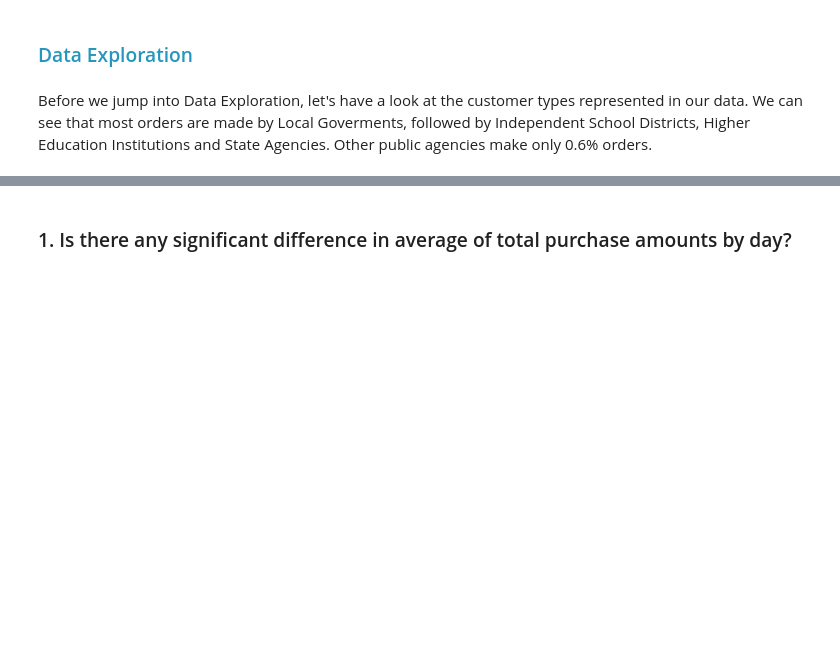
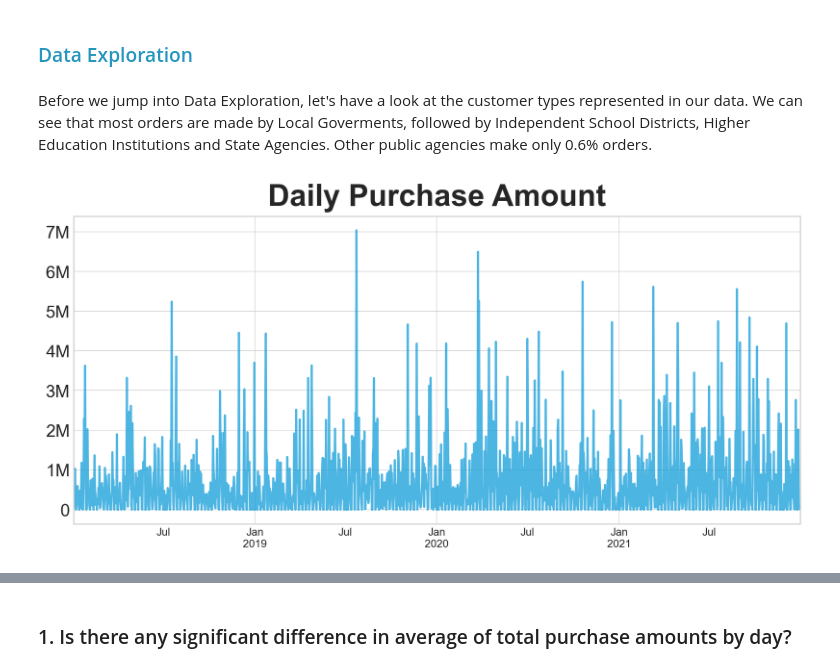
Before and after one commit to The-Real-MVPs/cisco-time-series-analysis, a Jupyter notebook: yvette_ibarra/draft_final_notebook-Copy1.ipynb, the cells around one changed output, grey strips where cells are left out. Cells and saved outputs as stored; diff of their text form; code cells hidden in the pictures; blank space fills up the shorter version.

```diff
--- a/yvette_ibarra/draft_final_notebook-Copy1.ipynb
+++ b/yvette_ibarra/draft_final_notebook-Copy1.ipynb
@@ -65,0 +118,23 @@ Before we jump into Data Exploration, let's have a look at the customer types re
+# %%
+plt.style.use("seaborn-whitegrid") # returns warnings
+plt.rc(
+    "figure",
+    autolayout=True,
+    figsize=(11, 4),
+    titlesize=18,
+    titleweight='bold',
+)
+plt.rc(
+    "axes",
+    labelweight="bold",
+    labelsize="large",
+    titleweight="bold",
+    titlesize=16,
+    titlepad=10,
+)
+#plt.rcParams.update({'figure.figsize':(9,7), 'figure.dpi':120})
+plt.rcParams.update({'figure.dpi':120})
+#%config InlineBackend.figure_format = 'retina'
+
+# set default parameters for floats
+pd.options.display.float_format = '{:,.2f}'.format
@@ -66,2 +145,20 @@ Before we jump into Data Exploration, let's have a look at the customer types re
+# %%
+# show daily sales visualization
+def show_ts():
+    '''
+    plots daily sales for the X_train
+    '''
+    plt.figure(figsize = (10,5))
+    ax  = X_train_ts.plot(alpha=0.7,color='#0296D7')
+    plt.title('Daily Purchase Amount',size=28,fontweight="bold")
+    ax.set(yticks=[0, 1_000_000, 2_000_000, 3_000_000, 4_000_000, 5_000_000, 6_000_000, 7_000_000])
+    ax.set(yticklabels=['0', '1M', '2M', '3M', '4M', '5M', '6M', '7M'])
+    ax.yaxis.set_tick_params(labelsize=16, color ='black')
+    ax.set_xlabel('')
+
+    plt.show()
+show_ts()
+# %% [output]
+[figure, added]
 # %%
 # call pie chart with
```
Also changed, not shown: parts of 10 cells of this notebook, 1 other file.
